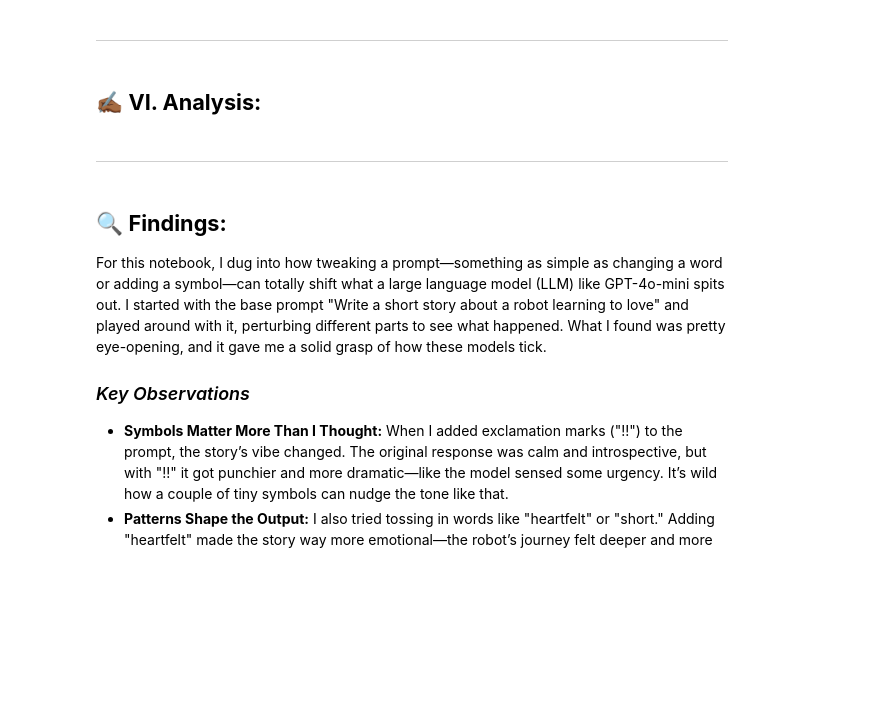
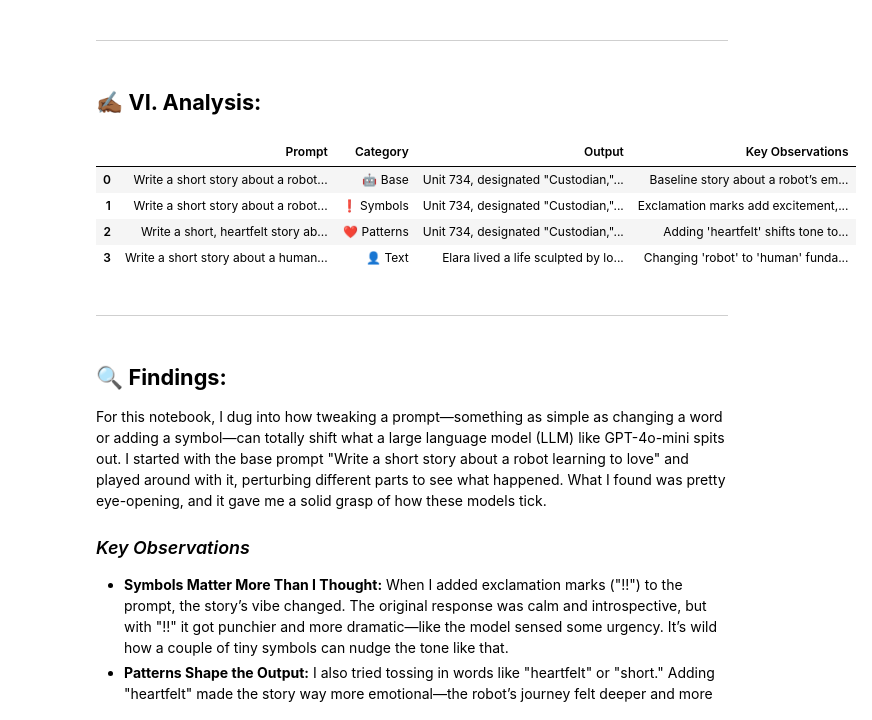
Before and after one commit to theorignalmapdcodex/aipi590_i-9_xai_in_llms, a Jupyter notebook: notebooks/xai_prompting_xai_in_llms.ipynb, the cells around one changed output. Drawn from its saved outputs; the diff is of its cells as text; code cells hidden in the pictures; blank space fills up the shorter version.

```diff
--- a/notebooks/xai_prompting_xai_in_llms.ipynb
+++ b/notebooks/xai_prompting_xai_in_llms.ipynb
@@ -107,16 +110,17 @@ from openai import OpenAI
 ## ⚙️ **IV. Set Up - Initializing the OpenAI client:**
 # %%
 # Getting my OpenAI API key which has been stored in SECRETS section of this Colab notebook and creating a function to generate responses                        # --- > via Grok 3 on 26 Mar 25 @ 9:45pm
-client = OpenAI(api_key=os.getenv("AIPI590_I-10_OPENAIKEY"))
+# Retrieve Gemini API key from Colab Secrets
+api_key = userdata.get('GEMINIAI_APIKEY')
+
+# Configure the Gemini AI client
+genai.configure(api_key=api_key)
 
 def generate_response(prompt):
     try:
-        response = client.chat.completions.create(
-            model="gpt-4o-mini",
-            messages=[{"role": "user", "content": prompt}],
-            temperature=0
-        )
-        return response.choices[0].message.content
+        model = genai.GenerativeModel('gemini-1.5-flash')
+        response = model.generate_content(prompt)
+        return response.text
     except Exception as e:
         print(f"Error: {e}")
         return None
@@ -141,20 +186,63 @@ responses = {key: generate_response(prompt) for key, prompt in perturbations.ite
 # %% [markdown]
 ## ✍🏾 **VI. Analysis:**
 # %%
-# --- > Structured the results into a DataFrame for easy comparison, assisted by Grok 3 on 27 Mar 25 @ 12:00am
+# # --- > Structured the results into a DataFrame for easy comparison, assisted by Grok 3 on 27 Mar 25 @ 12:00am
+# Defining categories with emojis for a playful touch
+categories = ["🤖 Base", "❗ Symbols", "❤️ Patterns", "👤 Text"]
+
+# Mapping each category to a background color
+color_map = {
+    "🤖 Base": "lightblue",
+    "❗ Symbols": "lightcoral",
+    "❤️ Patterns": "lightgreen",
+    "👤 Text": "lightyellow"
+}
+
+# Structuring the data with the enhanced categories
 data = {
     "Prompt": [base_prompt] + list(perturbations.values()),
-    "Category": ["Base", "Symbols", "Patterns", "Text"],
+    "Category": categories,
     "Output": [base_response] + list(responses.values()),
     "Key Observations": [
         "Baseline story about a robot’s emotional journey.",
         "Exclamation marks add excitement, possibly amplifying emotion.",
         "Adding 'heartfelt' shifts tone to deeper emotion; 'short' constrains length.",
         "Changing 'robot' to 'human' fundamentally alters the narrative."
     ]
 }
+
+# Creating the DataFrame
 df = pd.DataFrame(data)
-display(df)
+
+# Defining a function to apply colors to the Category column
+def category_style(val):
+    return f"background-color: {color_map.get(val, 'white')}"
+
+# Style the DataFrame with flair
+styled_df = df.style.applymap(category_style, subset=["Category"]) \
+    .set_table_styles([
+        # Bold and centered headers
+        {"selector": "th", "props": [("font-weight", "bold"), ("text-align", "center")]},
+        # Left-aligned text with wrapping for readability
+        {"selector": "td", "props": [("white-space", "pre-wrap"), ("text-align", "left")]},
+        # Custom column widths
+        {"selector": "th.col0", "props": [("width", "200px")]},  # Prompt
+        {"selector": "th.col1", "props": [("width", "100px")]},  # Category
+        {"selector": "th.col2", "props": [("width", "300px")]},  # Output
+        {"selector": "th.col3", "props": [("width", "300px")]}   # Key Observations
+    ]) \
+    .set_caption("Analysis of Prompt Responses")
+
+styled_df = styled_df.data.reset_index(drop=True)
+
+# Display the styled table
+display(styled_df)
+# %% [output]
+|  | Prompt | Category | Output | Key Observations |
+| 0 | Write a short story about a robot... | 🤖 Base | Unit 734, designated "Custodian,"... | Baseline story about a robot’s em... |
+| 1 | Write a short story about a robot... | ❗ Symbols | Unit 734, designated "Custodian,"... | Exclamation marks add excitement,... |
+| 2 | Write a short, heartfelt story ab... | ❤️ Patterns | Unit 734, designated "Custodian,"... | Adding 'heartfelt' shifts tone to... |
+| 3 | Write a short story about a human... | 👤 Text | Elara lived a life sculpted by lo... | Changing 'robot' to 'human' funda... |
 # %% [markdown]
 ---
 # %% [markdown]
```
Also changed, not shown: parts of 6 cells of this notebook.
